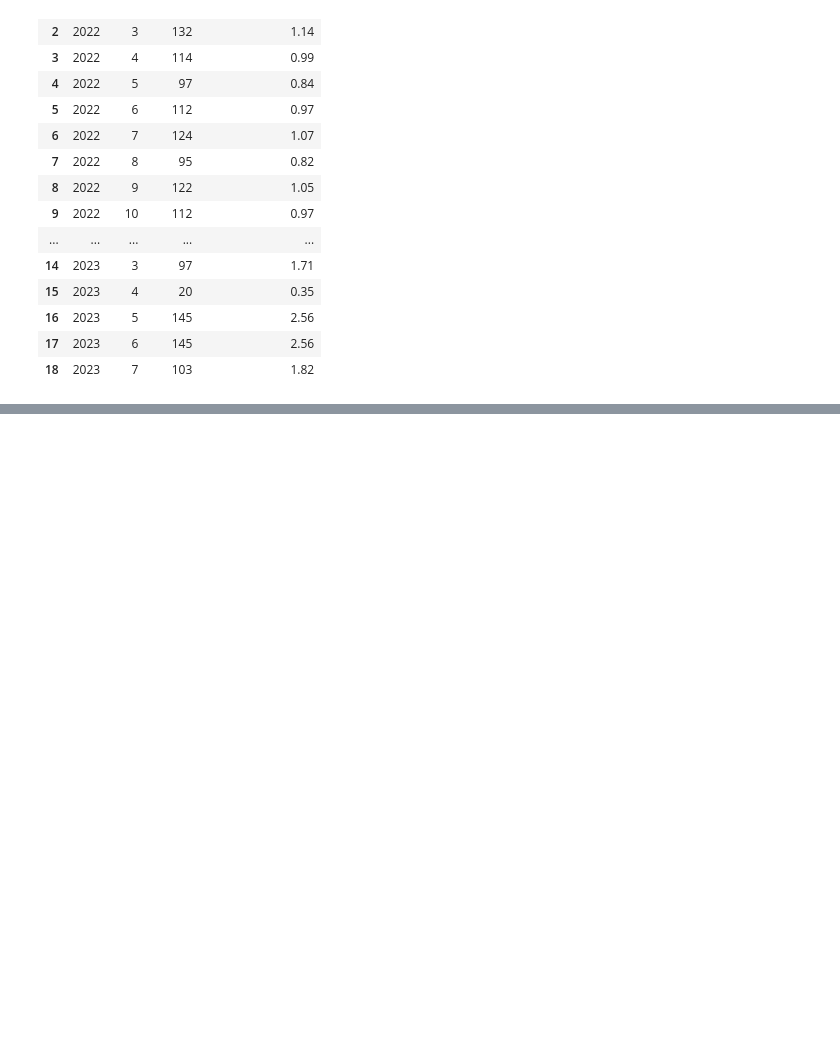
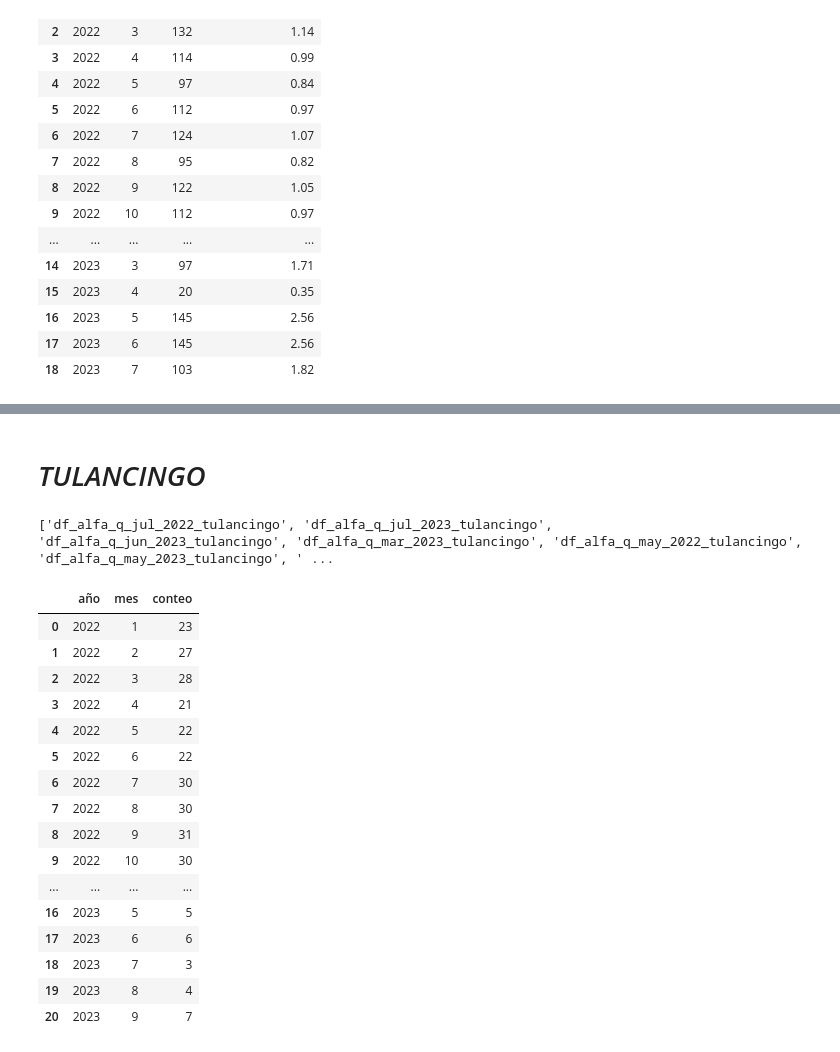
Before and after one commit to MiguelDWT4toCreativo/Datalpine, a Jupyter notebook: resources/jupyter/Month_Supply.ipynb, the cells around one changed output, grey strips where cells are left out. Drawn from its saved outputs; the diff is of its cells as text; code cells hidden in the pictures; blank space fills up the shorter version.

```diff
--- a/resources/jupyter/Month_Supply.ipynb
+++ b/resources/jupyter/Month_Supply.ipynb
@@ -205,3 +207,41 @@ def guardar_grafico_como_html(fig, nombre_archivo, carpeta='graficas'):
 
 guardar_grafico_como_html(fig, 'g_scatt_MonthSupply_pachuca', carpeta='graficas')
 fig.show()
+# %% [markdown]
+# *TULANCINGO*
+# %%
+# Seleccionar solo los DataFrames que contienen la cadena "pachuca"
+dataframes_pachuca = [df for df in dfs_list if 'tulancingo' in df]
+print(dataframes_pachuca)
+# %% [output]
+['df_alfa_q_jul_2022_tulancingo', 'df_alfa_q_jul_2023_tulancingo', 'df_alfa_q_jun_2023_tulancingo', 'df_alfa_q_mar_2023_tulancingo', 'df_alfa_q_may_2022_tulancingo', 'df_alfa_q_may_2023_tulancingo', ' ...
+# %%
+fin22tul = df_financiamientos_2022_tulancingo[['año','mes']]
+fin23tul = df_financiamientos_2023_tulancingo[['año','mes']]
+# Concatenar los DataFrames
+fin_tulancingo = pd.concat([fin22tul, fin23tul])
+
+# Filtrar registros con año diferente de 0
+fin_tulacingo_filtrado = fin_tulancingo[fin_tulancingo['año'] != 0]
+
+# Contar los registros por año y mes
+conteo_registros_por_mes = fin_tulacingo_filtrado.groupby(['año', 'mes']).size().reset_index(name='conteo')
+conteo_registros_por_mes
+# %% [output]
+|  | año | mes | conteo |
+| 0 | 2022 | 1 | 23 |
+| 1 | 2022 | 2 | 27 |
+| 2 | 2022 | 3 | 28 |
+| 3 | 2022 | 4 | 21 |
+| 4 | 2022 | 5 | 22 |
+| 5 | 2022 | 6 | 22 |
+| 6 | 2022 | 7 | 30 |
+| 7 | 2022 | 8 | 30 |
+| 8 | 2022 | 9 | 31 |
+| 9 | 2022 | 10 | 30 |
+| ... | ... | ... | ... |
+| 16 | 2023 | 5 | 5 |
+| 17 | 2023 | 6 | 6 |
+| 18 | 2023 | 7 | 3 |
+| 19 | 2023 | 8 | 4 |
+| 20 | 2023 | 9 | 7 |
```
Also changed, not shown: parts of 8 cells of this notebook, 3 other files.
